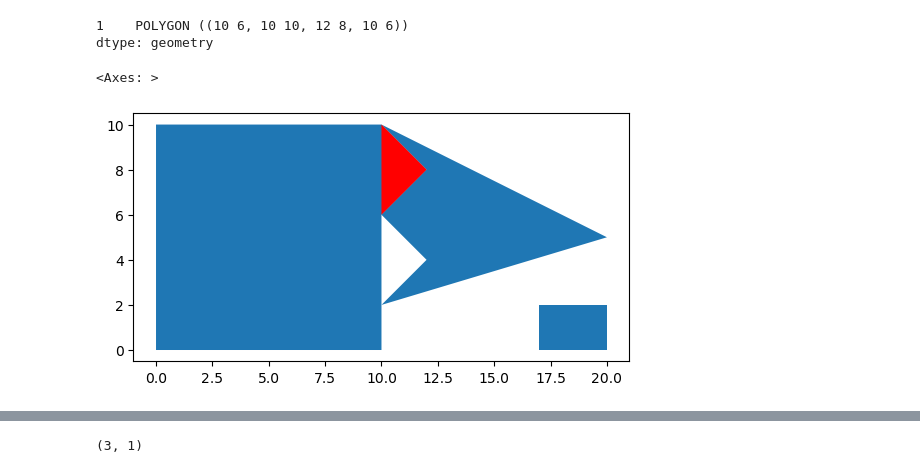
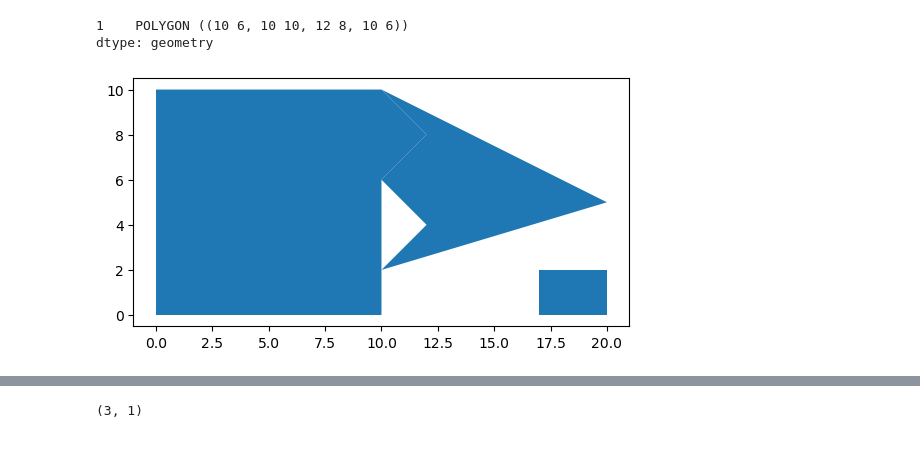
Before and after one commit to martinfleis/geoplanar, a Jupyter notebook: docs/gaps.ipynb, the cells around one changed output, grey strips where cells are left out. Saved outputs shown, nothing was run; the diff lists cells and outputs as text; code cells hidden in the pictures.

```diff
--- a/docs/gaps.ipynb
+++ b/docs/gaps.ipynb
@@ -200,10 +198,8 @@ dtype: geometry
 filled = geoplanar.fill_gaps(gdf,g2)
 # %%
 base = filled.plot()
-g2.plot(color='red', ax=base)
 # %% [output]
-<Axes: >
-[figure, old version]
+[figure, new version]
 # %%
 filled.area
 # %% [output]
```
Also changed, not shown: parts of 7 cells of this notebook, 4 other files.
